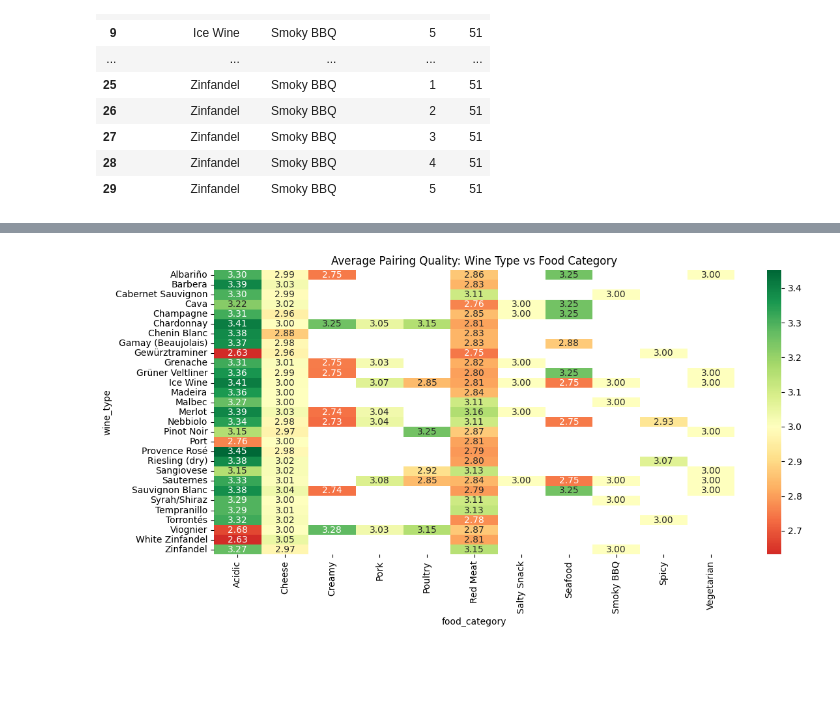
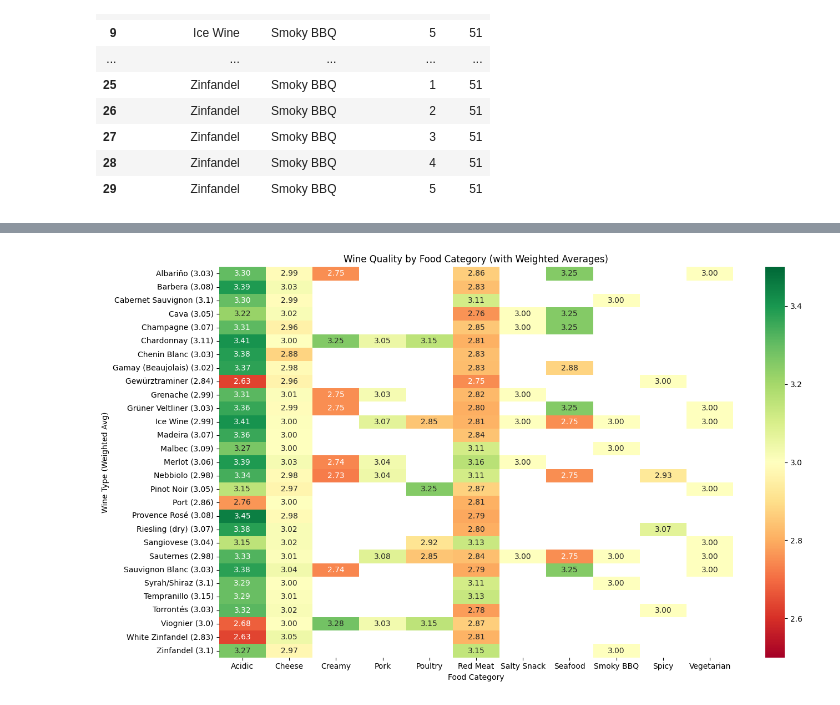
Before and after one commit to hammelltime/wine-pairing-analysis, a Jupyter notebook: wine_pairing_analysis.ipynb, the cells around one changed output, grey strips where cells are left out. Cells and saved outputs as stored; diff of their text form; code cells hidden in the pictures; blank space fills up the shorter version.

Commit message:
Add files via upload
Update analysis with weighted results and improved visualizations

```diff
--- a/wine_pairing_analysis.ipynb
+++ b/wine_pairing_analysis.ipynb
@@ -204,15 +252,35 @@ result
 # %%
 import matplotlib.pyplot as plt
 import seaborn as sns
 
+# First, get the heatmap data
+query = """
+SELECT
+    wine_type,
+    food_category,
+    AVG(pairing_quality) as avg_quality
+FROM wine_pairings
+WHERE food_category != 'Dessert'
+GROUP BY wine_type, food_category
+"""
+heatmap_data = pd.read_sql(query, conn)
+
 # Create pivot table
-pivot_table = result.pivot(index='wine_type', columns='food_category', values='avg_quality')
+pivot_table = heatmap_data.pivot(index='wine_type', columns='food_category', values='avg_quality')
+
+# Calculate weighted average for each wine type (average of the averages)
+weighted_avg = pivot_table.mean(axis=1).round(2)
+
+# Create new labels with weighted average
+new_labels = [f"{wine} ({weighted_avg[wine]})" for wine in pivot_table.index]
 
 # Create heatmap
-plt.figure(figsize=(12, 6))
-sns.heatmap(pivot_table, annot=True, fmt='.2f', cmap='RdYlGn', center=3)
-plt.title('Average Pairing Quality: Wine Type vs Food Category')
+plt.figure(figsize=(14, 8))
+sns.heatmap(pivot_table, annot=True, fmt='.2f', cmap='RdYlGn', center=3, vmin=2.5, vmax=3.5, yticklabels=new_labels)
+plt.title('Wine Quality by Food Category (with Weighted Averages)')
+plt.xlabel('Food Category')
+plt.ylabel('Wine Type (Weighted Avg)')
 plt.tight_layout()
 plt.show()
 # %% [output]
-[figure, old version]
+[figure, new version]
```
Also changed, not shown: parts of 7 cells of this notebook.
